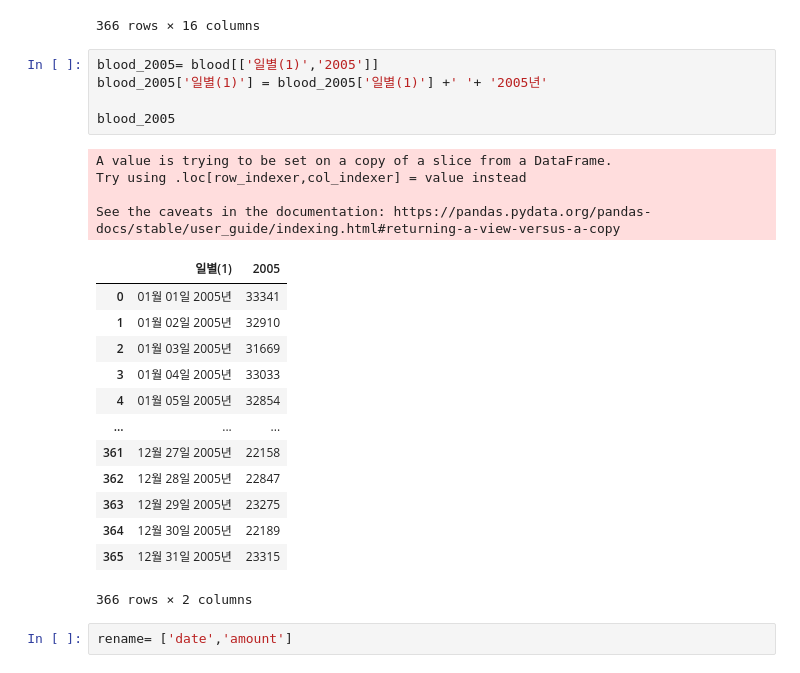
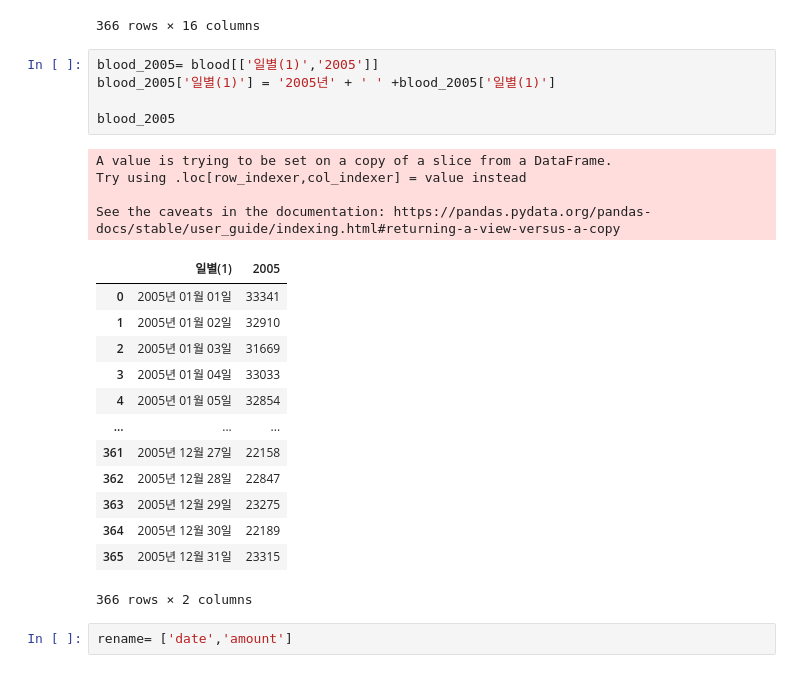
Before and after one commit to dch9610/BAB_Project, a Jupyter notebook: 수혈용 혈액 보유 추이.ipynb, the cells around one changed output. Cells and saved outputs as stored; diff of their text form.

```diff
--- a/수혈용 혈액 보유 추이.ipynb
+++ b/수혈용 혈액 보유 추이.ipynb
@@ -169,26 +169,26 @@ blood
 366 rows × 16 columns
 # %%
 blood_2005= blood[['일별(1)','2005']]
-blood_2005['일별(1)'] = blood_2005['일별(1)'] +' '+ '2005년'
+blood_2005['일별(1)'] = '2005년' + ' ' +blood_2005['일별(1)']
 
 blood_2005
 # %% [output]
 A value is trying to be set on a copy of a slice from a DataFrame.
 Try using .loc[row_indexer,col_indexer] = value instead
 
 See the caveats in the documentation: https://pandas.pydata.org/pandas-docs/stable/user_guide/indexing.html#returning-a-view-versus-a-copy
 |  | 일별(1) | 2005 |
-| 0 | 01월 01일 2005년 | 33341 |
-| 1 | 01월 02일 2005년 | 32910 |
-| 2 | 01월 03일 2005년 | 31669 |
-| 3 | 01월 04일 2005년 | 33033 |
-| 4 | 01월 05일 2005년 | 32854 |
+| 0 | 2005년 01월 01일 | 33341 |
+| 1 | 2005년 01월 02일 | 32910 |
+| 2 | 2005년 01월 03일 | 31669 |
+| 3 | 2005년 01월 04일 | 33033 |
+| 4 | 2005년 01월 05일 | 32854 |
 | ... | ... | ... |
-| 361 | 12월 27일 2005년 | 22158 |
-| 362 | 12월 28일 2005년 | 22847 |
-| 363 | 12월 29일 2005년 | 23275 |
-| 364 | 12월 30일 2005년 | 22189 |
-| 365 | 12월 31일 2005년 | 23315 |
+| 361 | 2005년 12월 27일 | 22158 |
+| 362 | 2005년 12월 28일 | 22847 |
+| 363 | 2005년 12월 29일 | 23275 |
+| 364 | 2005년 12월 30일 | 22189 |
+| 365 | 2005년 12월 31일 | 23315 |
 366 rows × 2 columns
 # %%
 rename= ['date','amount']
```
Also changed, not shown: parts of 13 cells of this notebook.
